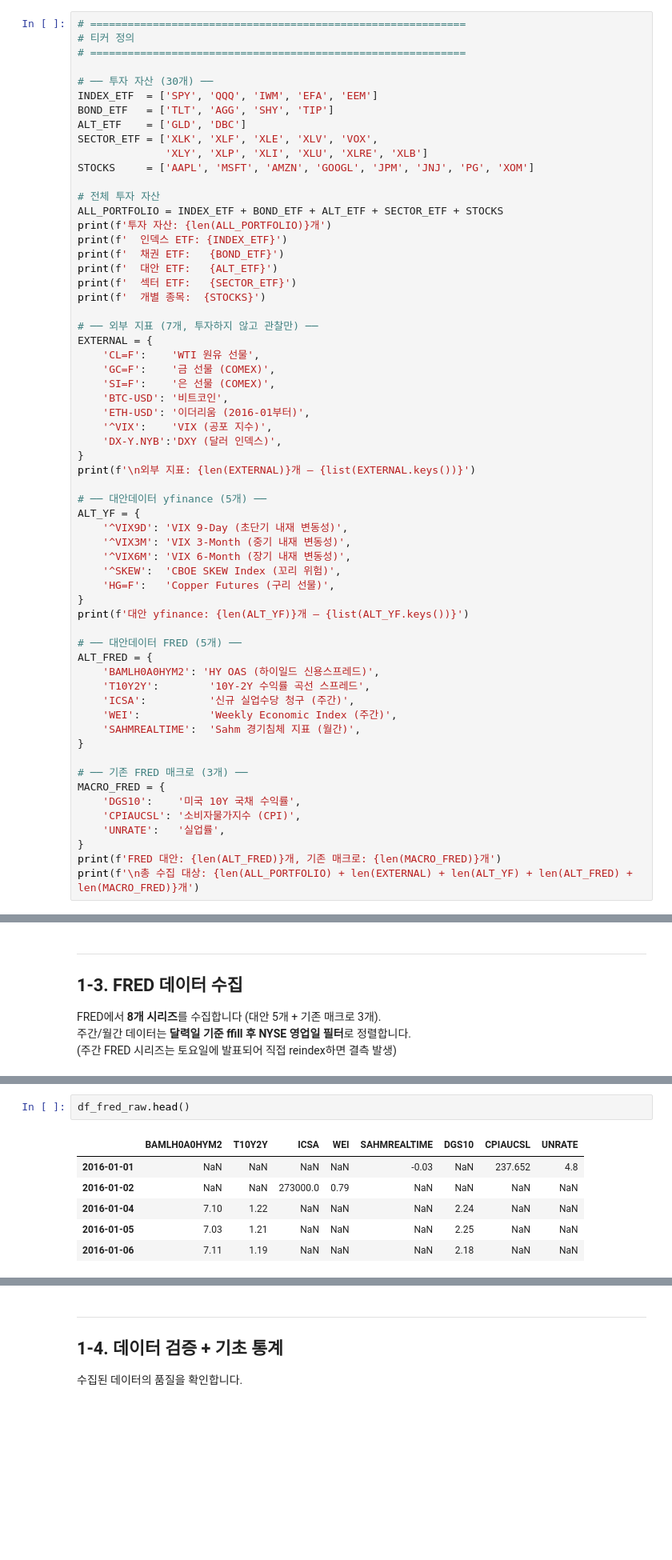
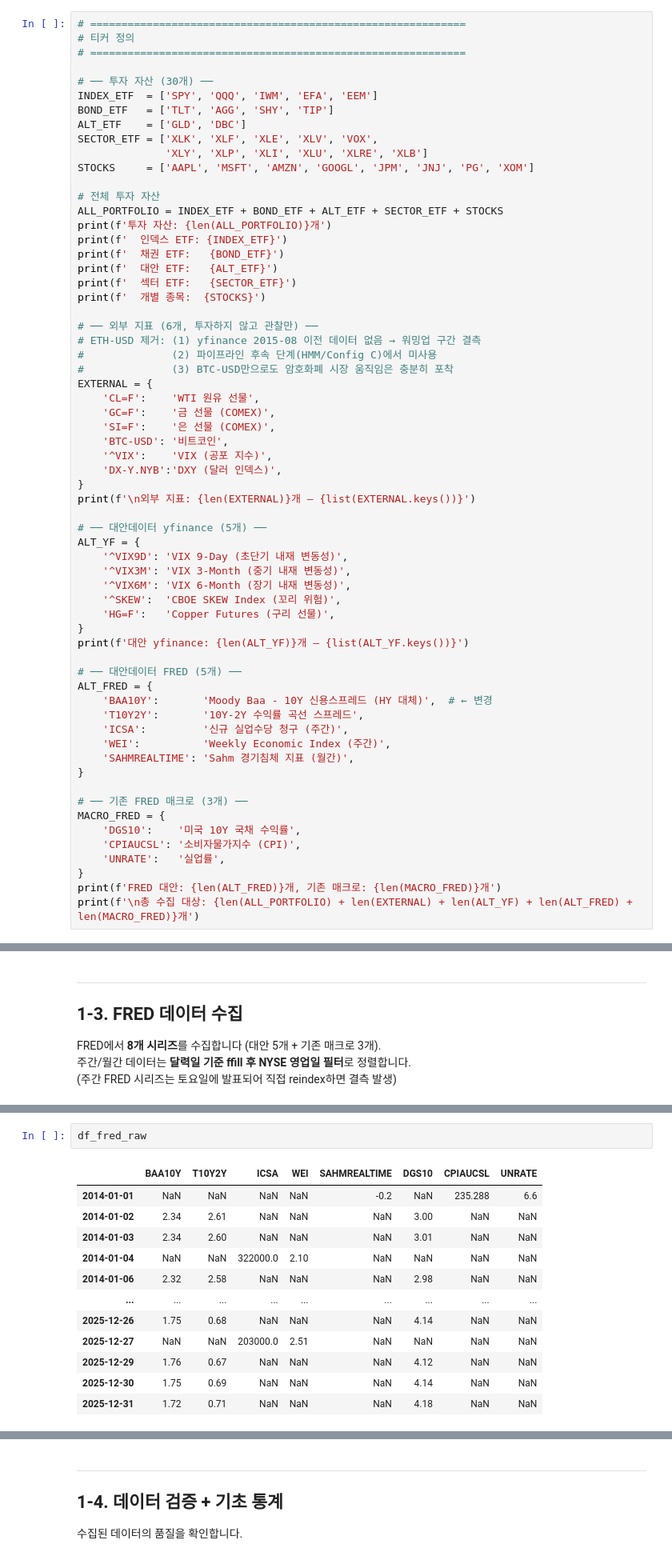
Before and after one commit to sybeom528/finance_project, a Jupyter notebook: 김재천/Guide/Step1_Data_Collection.ipynb, the cells around one changed output, grey strips where cells are left out. Shown at 80% size. Cells and saved outputs as stored; diff of their text form; blank space fills up the shorter version.

```diff
--- a/김재천/Guide/Step1_Data_Collection.ipynb
+++ b/김재천/Guide/Step1_Data_Collection.ipynb
@@ -136,13 +286,15 @@ print(f'  대안 ETF:   {ALT_ETF}')
 print(f'  섹터 ETF:   {SECTOR_ETF}')
 print(f'  개별 종목:  {STOCKS}')
 
-# ── 외부 지표 (7개, 투자하지 않고 관찰만) ──
+# ── 외부 지표 (6개, 투자하지 않고 관찰만) ──
+# ETH-USD 제거: (1) yfinance 2015-08 이전 데이터 없음 → 워밍업 구간 결측
+#              (2) 파이프라인 후속 단계(HMM/Config C)에서 미사용
+#              (3) BTC-USD만으로도 암호화폐 시장 움직임은 충분히 포착
 EXTERNAL = {
     'CL=F':    'WTI 원유 선물',
     'GC=F':    '금 선물 (COMEX)',
     'SI=F':    '은 선물 (COMEX)',
     'BTC-USD': '비트코인',
-    'ETH-USD': '이더리움 (2016-01부터)',
     '^VIX':    'VIX (공포 지수)',
     'DX-Y.NYB':'DXY (달러 인덱스)',
 }
@@ -160,11 +312,11 @@ print(f'대안 yfinance: {len(ALT_YF)}개 — {list(ALT_YF.keys())}')
 
 # ── 대안데이터 FRED (5개) ──
 ALT_FRED = {
-    'BAMLH0A0HYM2': 'HY OAS (하이일드 신용스프레드)',
-    'T10Y2Y':        '10Y-2Y 수익률 곡선 스프레드',
-    'ICSA':          '신규 실업수당 청구 (주간)',
-    'WEI':           'Weekly Economic Index (주간)',
-    'SAHMREALTIME':  'Sahm 경기침체 지표 (월간)',
+    'BAA10Y':       'Moody Baa - 10Y 신용스프레드 (HY 대체)',  # ← 변경
+    'T10Y2Y':       '10Y-2Y 수익률 곡선 스프레드',
+    'ICSA':         '신규 실업수당 청구 (주간)',
+    'WEI':          'Weekly Economic Index (주간)',
+    'SAHMREALTIME': 'Sahm 경기침체 지표 (월간)',
 }
 
 # ── 기존 FRED 매크로 (3개) ──
@@ -353,9 +541,15 @@ print(f'기간: {df_fred_raw.index[0].date()} ~ {df_fred_raw.index[-1].date()}')
 # %%
-df_fred_raw.head()
+df_fred_raw
 # %% [output]
-|  | BAMLH0A0HYM2 | T10Y2Y | ICSA | WEI | SAHMREALTIME | DGS10 | CPIAUCSL | UNRATE |
-| 2016-01-01 | NaN | NaN | NaN | NaN | -0.03 | NaN | 237.652 | 4.8 |
-| 2016-01-02 | NaN | NaN | 273000.0 | 0.79 | NaN | NaN | NaN | NaN |
-| 2016-01-04 | 7.10 | 1.22 | NaN | NaN | NaN | 2.24 | NaN | NaN |
-| 2016-01-05 | 7.03 | 1.21 | NaN | NaN | NaN | 2.25 | NaN | NaN |
-| 2016-01-06 | 7.11 | 1.19 | NaN | NaN | NaN | 2.18 | NaN | NaN |
+|  | BAA10Y | T10Y2Y | ICSA | WEI | SAHMREALTIME | DGS10 | CPIAUCSL | UNRATE |
+| 2014-01-01 | NaN | NaN | NaN | NaN | -0.2 | NaN | 235.288 | 6.6 |
+| 2014-01-02 | 2.34 | 2.61 | NaN | NaN | NaN | 3.00 | NaN | NaN |
+| 2014-01-03 | 2.34 | 2.60 | NaN | NaN | NaN | 3.01 | NaN | NaN |
+| 2014-01-04 | NaN | NaN | 322000.0 | 2.10 | NaN | NaN | NaN | NaN |
+| 2014-01-06 | 2.32 | 2.58 | NaN | NaN | NaN | 2.98 | NaN | NaN |
+| ... | ... | ... | ... | ... | ... | ... | ... | ... |
+| 2025-12-26 | 1.75 | 0.68 | NaN | NaN | NaN | 4.14 | NaN | NaN |
+| 2025-12-27 | NaN | NaN | 203000.0 | 2.51 | NaN | NaN | NaN | NaN |
+| 2025-12-29 | 1.76 | 0.67 | NaN | NaN | NaN | 4.12 | NaN | NaN |
+| 2025-12-30 | 1.75 | 0.69 | NaN | NaN | NaN | 4.14 | NaN | NaN |
+| 2025-12-31 | 1.72 | 0.71 | NaN | NaN | NaN | 4.18 | NaN | NaN |
```
Also changed, not shown: parts of 17 cells of this notebook, 2 other files.
